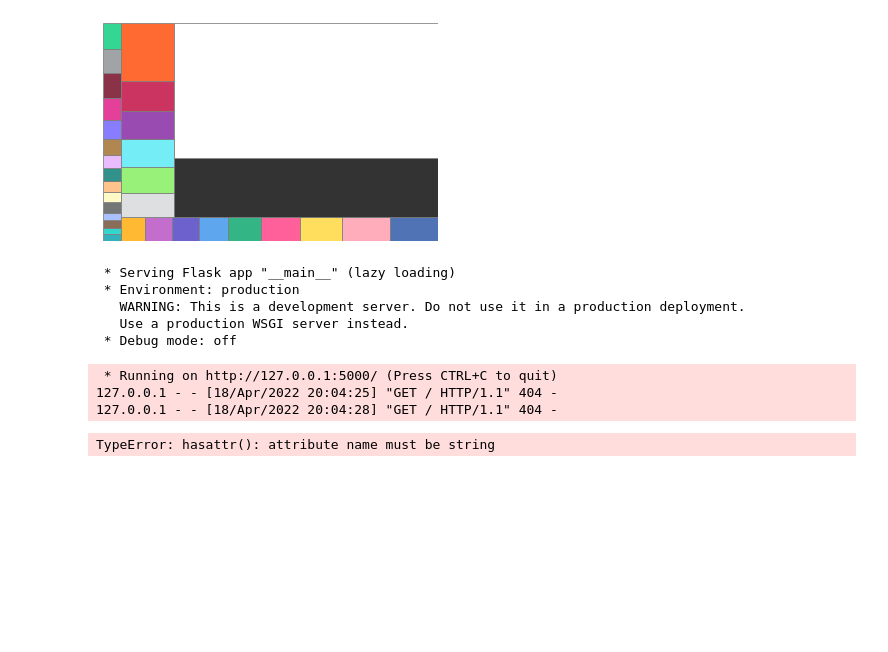
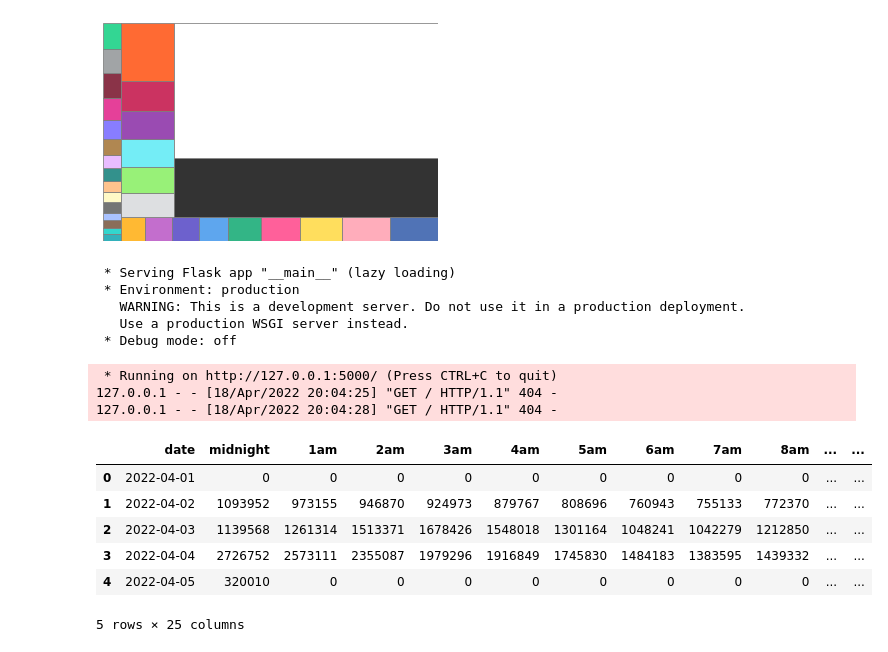
Before and after one commit to ahreed304/pixel-wars, a Jupyter notebook: code/main.ipynb, the cells around one changed output. Saved outputs shown, nothing was run; the diff lists cells and outputs as text; code cells hidden in the pictures; blank space fills up the shorter version.

```diff
--- a/code/main.ipynb
+++ b/code/main.ipynb
@@ -181,8 +181,47 @@ def create_plot(colors_result):
     return graphJSON
     # return plot
 # %%
-# cursor = connect_database()
-# plot_dataset_1 = execute_query_1(cursor)
-plot1 = create_plot(plot_dataset_1)
+cursor = connect_database()
+plot_dataset_1 = execute_query_1(cursor)
-# %% [output]
-TypeError: hasattr(): attribute name must be string
+# %%
+
+# -- DATE: FOR HEATMAP number of pixels placed by hour per each day
+sqlheat='''SELECT date(timestamp),
+COUNT(CASE WHEN CAST(timestamp AS time) >= '00:00:00.000' AND CAST (timestamp AS time) < '01:00:00.000' THEN 1 END) AS "MIDNIGHT",
+COUNT(CASE WHEN CAST(timestamp AS time) >= '01:00:00.000' AND CAST (timestamp AS time) < '02:00:00.000' THEN 1 END) AS "1AM",
+COUNT(CASE WHEN CAST(timestamp AS time) >= '02:00:00.000' AND CAST (timestamp AS time) < '03:00:00.000' THEN 1 END) AS "2AM",
+COUNT(CASE WHEN CAST(timestamp AS time) >= '03:00:00.000' AND CAST (timestamp AS time) < '04:00:00.000' THEN 1 END) AS "3AM",
+COUNT(CASE WHEN CAST(timestamp AS time) >= '04:00:00.000' AND CAST (timestamp AS time) < '05:00:00.000' THEN 1 END) AS "4AM",
+COUNT(CASE WHEN CAST(timestamp AS time) >= '05:00:00.000' AND CAST (timestamp AS time) < '06:00:00.000' THEN 1 END) AS "5AM",
+COUNT(CASE WHEN CAST(timestamp AS time) >= '06:00:00.000' AND CAST (timestamp AS time) < '07:00:00.000' THEN 1 END) AS "6AM",
+COUNT(CASE WHEN CAST(timestamp AS time) >= '07:00:00.000' AND CAST (timestamp AS time) < '08:00:00.000' THEN 1 END) AS "7AM",
+COUNT(CASE WHEN CAST(timestamp AS time) >= '08:00:00.000' AND CAST (timestamp AS time) < '09:00:00.000' THEN 1 END) AS "8AM",
+COUNT(CASE WHEN CAST(timestamp AS time) >= '09:00:00.000' AND CAST (timestamp AS time) < '10:00:00.000' THEN 1 END) AS "9AM",
+COUNT(CASE WHEN CAST(timestamp AS time) >= '10:00:00.000' AND CAST (timestamp AS time) < '11:00:00.000' THEN 1 END) AS "10AM",
+COUNT(CASE WHEN CAST(timestamp AS time) >= '11:00:00.000' AND CAST (timestamp AS time) < '12:00:00.000' THEN 1 END) AS "11M",
+COUNT(CASE WHEN CAST(timestamp AS time) >= '12:00:00.000' AND CAST (timestamp AS time) < '13:00:00.000' THEN 1 END) AS "NOON",
+COUNT(CASE WHEN CAST(timestamp AS time) >= '13:00:00.000' AND CAST (timestamp AS time) < '14:00:00.000' THEN 1 END) AS "1PM",
+COUNT(CASE WHEN CAST(timestamp AS time) >= '14:00:00.000' AND CAST (timestamp AS time) < '15:00:00.000' THEN 1 END) AS "2PM",
+COUNT(CASE WHEN CAST(timestamp AS time) >= '15:00:00.000' AND CAST (timestamp AS time) < '16:00:00.000' THEN 1 END) AS "3PM",
+COUNT(CASE WHEN CAST(timestamp AS time) >= '16:00:00.000' AND CAST (timestamp AS time) < '17:00:00.000' THEN 1 END) AS "4PM",
+COUNT(CASE WHEN CAST(timestamp AS time) >= '17:00:00.000' AND CAST (timestamp AS time) < '18:00:00.000' THEN 1 END) AS "5PM",
+COUNT(CASE WHEN CAST(timestamp AS time) >= '18:00:00.000' AND CAST (timestamp AS time) < '19:00:00.000' THEN 1 END) AS "6PM",
+COUNT(CASE WHEN CAST(timestamp AS time) >= '19:00:00.000' AND CAST (timestamp AS time) < '20:00:00.000' THEN 1 END) AS "7PM",
+COUNT(CASE WHEN CAST(timestamp AS time) >= '20:00:00.000' AND CAST (timestamp AS time) < '21:00:00.000' THEN 1 END) AS "8PM",
+COUNT(CASE WHEN CAST(timestamp AS time) >= '21:00:00.000' AND CAST (timestamp AS time) < '22:00:00.000' THEN 1 END) AS "9PM",
+COUNT(CASE WHEN CAST(timestamp AS time) >= '22:00:00.000' AND CAST (timestamp AS time) < '23:00:00.000' THEN 1 END) AS "10PM",
+COUNT(CASE WHEN CAST(timestamp AS time) >= '23:00:00.000' AND CAST (timestamp AS time) < '23:59:59.999' THEN 1 END) AS "11PM"
+FROM pixel_placement AS timebins
+    GROUP BY date (timestamp);'''
+cursor.execute(sqlheat)
+heatmap_data_result = pd.DataFrame(cursor.fetchall())
+heatmap_data_result.columns = ['date', 'midnight', '1am', '2am', '3am', '4am', '5am', '6am', '7am', '8am', '9am', '10am', '11am', 'noon', '1pm', '2pm', '3pm', '4pm', '5pm', '6pm', '7pm', '8pm', '9pm', '10pm', '11pm']
+heatmap_data_result.head()
+# %% [output]
+|  | date | midnight | 1am | 2am | 3am | 4am | 5am | 6am | 7am | 8am | ... | ... |
+| 0 | 2022-04-01 | 0 | 0 | 0 | 0 | 0 | 0 | 0 | 0 | 0 | ... | ... |
+| 1 | 2022-04-02 | 1093952 | 973155 | 946870 | 924973 | 879767 | 808696 | 760943 | 755133 | 772370 | ... | ... |
+| 2 | 2022-04-03 | 1139568 | 1261314 | 1513371 | 1678426 | 1548018 | 1301164 | 1048241 | 1042279 | 1212850 | ... | ... |
+| 3 | 2022-04-04 | 2726752 | 2573111 | 2355087 | 1979296 | 1916849 | 1745830 | 1484183 | 1383595 | 1439332 | ... | ... |
+| 4 | 2022-04-05 | 320010 | 0 | 0 | 0 | 0 | 0 | 0 | 0 | 0 | ... | ... |
+5 rows × 25 columns
```
Also changed, not shown: parts of 3 cells of this notebook, 2 other files.
